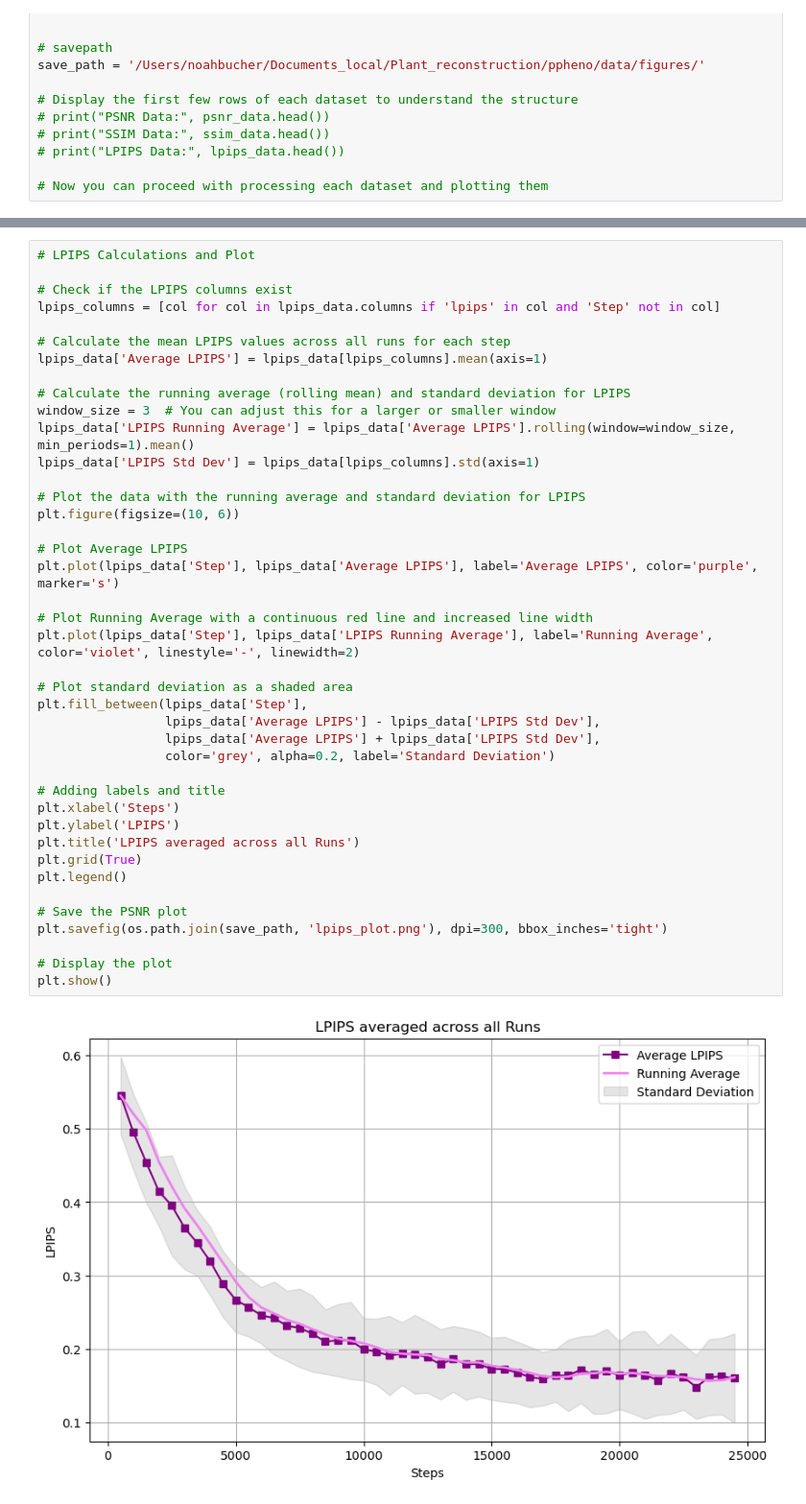
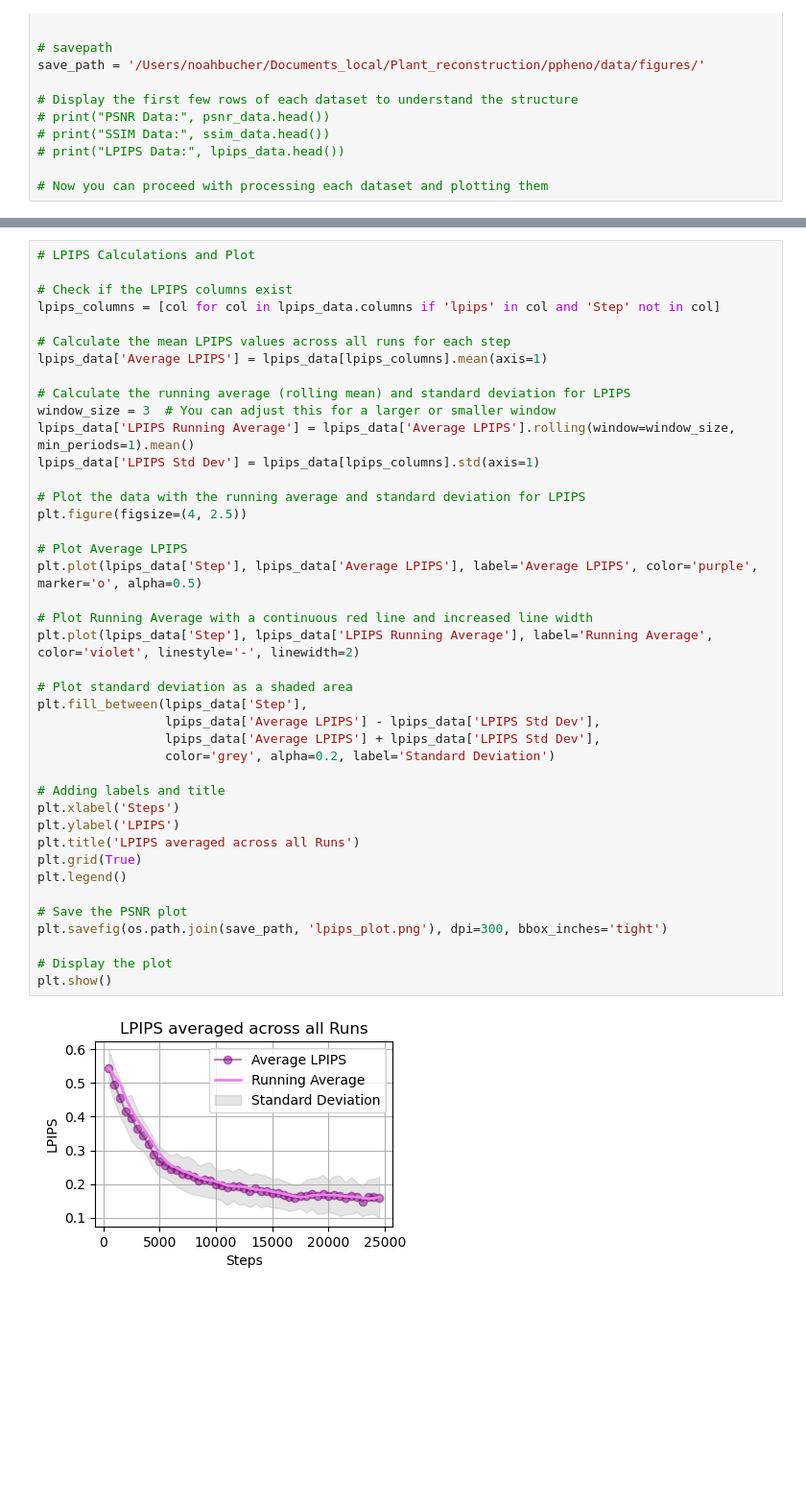
Before and after one commit to noahbu/ppheno, a Jupyter notebook: scripts/wandb/wandb_graphs.ipynb, the cells around one changed output, grey strips where cells are left out. Shown at 96% size. Drawn from its saved outputs; the diff is of its cells as text; blank space fills up the shorter version.

```diff
--- a/scripts/wandb/wandb_graphs.ipynb
+++ b/scripts/wandb/wandb_graphs.ipynb
@@ -190,36 +190,36 @@ lpips_data['Average LPIPS'] = lpips_data[lpips_columns].mean(axis=1)
 window_size = 3  # You can adjust this for a larger or smaller window
 lpips_data['LPIPS Running Average'] = lpips_data['Average LPIPS'].rolling(window=window_size, min_periods=1).mean()
 lpips_data['LPIPS Std Dev'] = lpips_data[lpips_columns].std(axis=1)
 
 # Plot the data with the running average and standard deviation for LPIPS
-plt.figure(figsize=(10, 6))
+plt.figure(figsize=(4, 2.5))
 
 # Plot Average LPIPS
-plt.plot(lpips_data['Step'], lpips_data['Average LPIPS'], label='Average LPIPS', color='purple', marker='s')
+plt.plot(lpips_data['Step'], lpips_data['Average LPIPS'], label='Average LPIPS', color='purple', marker='o', alpha=0.5)
 
 # Plot Running Average with a continuous red line and increased line width
 plt.plot(lpips_data['Step'], lpips_data['LPIPS Running Average'], label='Running Average', color='violet', linestyle='-', linewidth=2)
 
 # Plot standard deviation as a shaded area
 plt.fill_between(lpips_data['Step'],
                  lpips_data['Average LPIPS'] - lpips_data['LPIPS Std Dev'],
                  lpips_data['Average LPIPS'] + lpips_data['LPIPS Std Dev'],
                  color='grey', alpha=0.2, label='Standard Deviation')
 
 # Adding labels and title
 plt.xlabel('Steps')
 plt.ylabel('LPIPS')
 plt.title('LPIPS averaged across all Runs')
 plt.grid(True)
 plt.legend()
 
 # Save the PSNR plot
 plt.savefig(os.path.join(save_path, 'lpips_plot.png'), dpi=300, bbox_inches='tight')
 
 # Display the plot
 plt.show()
 # %% [output]
-[figure, old version]
+[figure, new version]
 # %%
 # Boxplot data extraction
 psnr_values = psnr_data[psnr_data['Step'] == 24500][psnr_columns].values.flatten()
```
Also changed, not shown: parts of 5 cells of this notebook, 24 other files.
